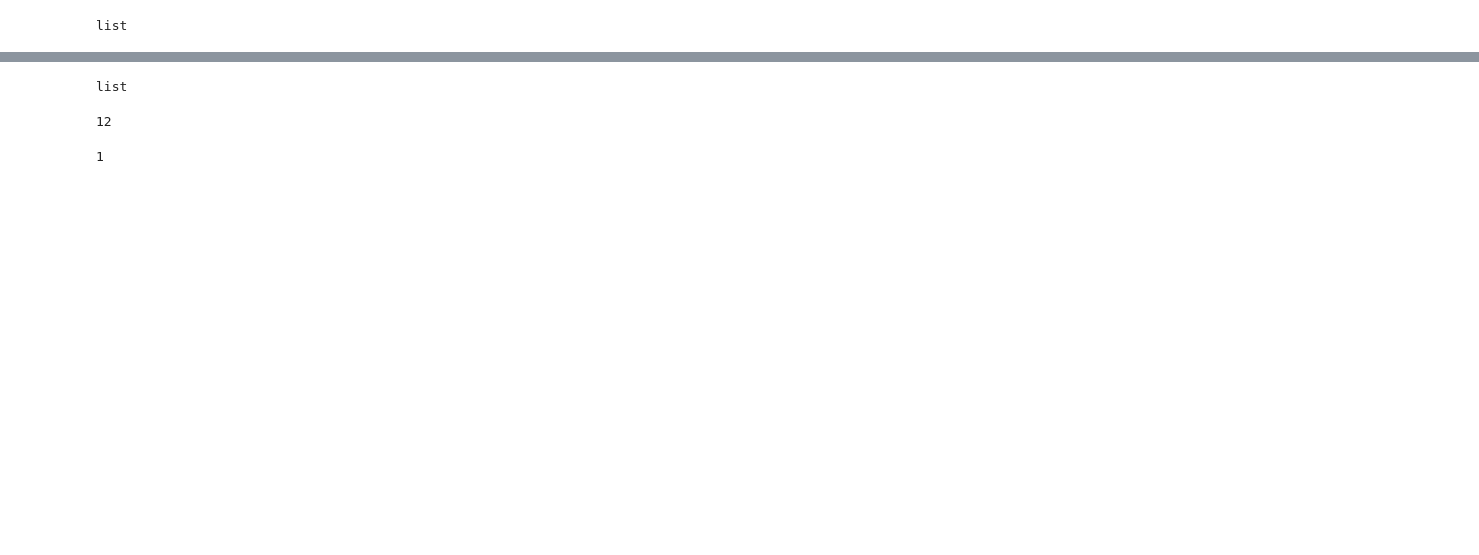
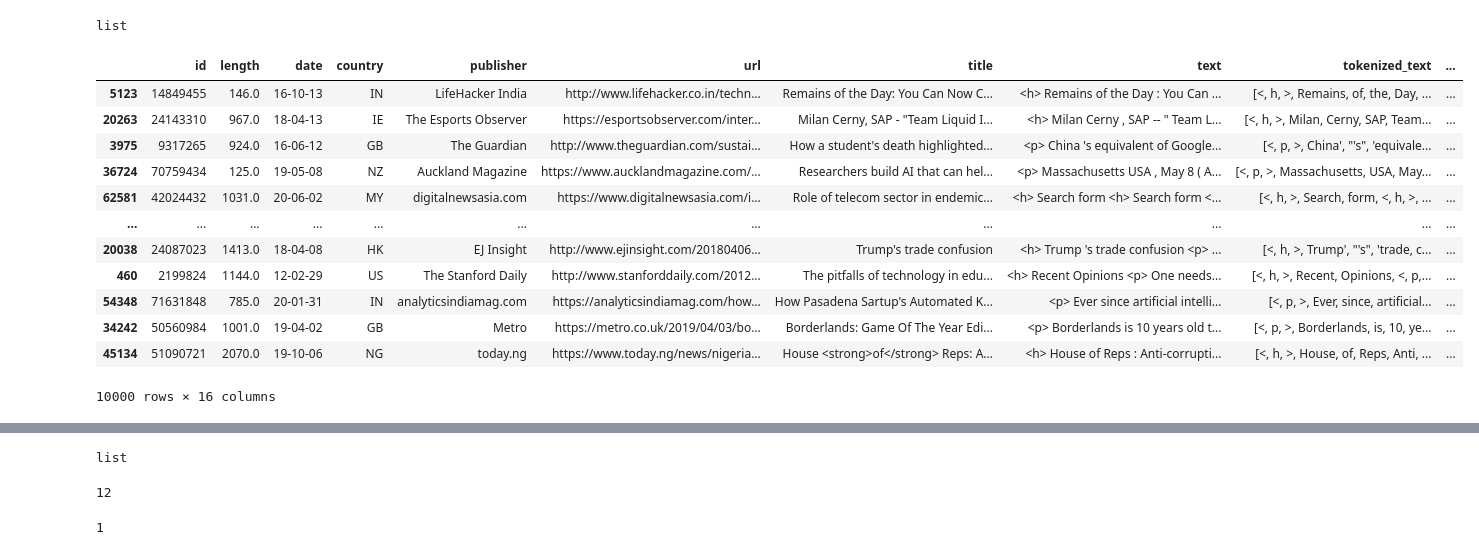
Before and after one commit to Marugannwg/Content-Analysis-Notebooks, a Jupyter notebook: week-7/scratch.ipynb, the cells around one changed output, grey strips where cells are left out. Drawn from its saved outputs; the diff is of its cells as text; code cells hidden in the pictures; blank space fills up the shorter version.

```diff
--- a/week-7/scratch.ipynb
+++ b/week-7/scratch.ipynb
@@ -74 +66,17 @@ list
+# %%
+df
+# %% [output]
+|  | id | length | date | country | publisher | url | title | text | tokenized_text | ... |
+| 5123 | 14849455 | 146.0 | 16-10-13 | IN | LifeHacker India | http://www.lifehacker.co.in/techn... | Remains of the Day: You Can Now C... | <h> Remains of the Day : You Can ... | [<, h, >, Remains, of, the, Day, ... | ... |
+| 20263 | 24143310 | 967.0 | 18-04-13 | IE | The Esports Observer | https://esportsobserver.com/inter... | Milan Cerny, SAP - "Team Liquid I... | <h> Milan Cerny , SAP -- " Team L... | [<, h, >, Milan, Cerny, SAP, Team... | ... |
+| 3975 | 9317265 | 924.0 | 16-06-12 | GB | The Guardian | http://www.theguardian.com/sustai... | How a student's death highlighted... | <p> China 's equivalent of Google... | [<, p, >, China', "'s", 'equivale... | ... |
+| 36724 | 70759434 | 125.0 | 19-05-08 | NZ | Auckland Magazine | https://www.aucklandmagazine.com/... | Researchers build AI that can hel... | <p> Massachusetts USA , May 8 ( A... | [<, p, >, Massachusetts, USA, May... | ... |
+| 62581 | 42024432 | 1031.0 | 20-06-02 | MY | digitalnewsasia.com | https://www.digitalnewsasia.com/i... | Role of telecom sector in endemic... | <h> Search form <h> Search form <... | [<, h, >, Search, form, <, h, >, ... | ... |
+| ... | ... | ... | ... | ... | ... | ... | ... | ... | ... | ... |
+| 20038 | 24087023 | 1413.0 | 18-04-08 | HK | EJ Insight | http://www.ejinsight.com/20180406... | Trump's trade confusion | <h> Trump 's trade confusion <p> ... | [<, h, >, Trump', "'s", 'trade, c... | ... |
+| 460 | 2199824 | 1144.0 | 12-02-29 | US | The Stanford Daily | http://www.stanforddaily.com/2012... | The pitfalls of technology in edu... | <h> Recent Opinions <p> One needs... | [<, h, >, Recent, Opinions, <, p,... | ... |
+| 54348 | 71631848 | 785.0 | 20-01-31 | IN | analyticsindiamag.com | https://analyticsindiamag.com/how... | How Pasadena Sartup's Automated K... | <p> Ever since artificial intelli... | [<, p, >, Ever, since, artificial... | ... |
+| 34242 | 50560984 | 1001.0 | 19-04-02 | GB | Metro | https://metro.co.uk/2019/04/03/bo... | Borderlands: Game Of The Year Edi... | <p> Borderlands is 10 years old t... | [<, p, >, Borderlands, is, 10, ye... | ... |
+| 45134 | 51090721 | 2070.0 | 19-10-06 | NG | today.ng | https://www.today.ng/news/nigeria... | House <strong>of</strong> Reps: A... | <h> House of Reps : Anti-corrupti... | [<, h, >, House, of, Reps, Anti, ... | ... |
+10000 rows × 16 columns
 # %%
```
Also changed, not shown: parts of 11 cells of this notebook, 6 other files.
